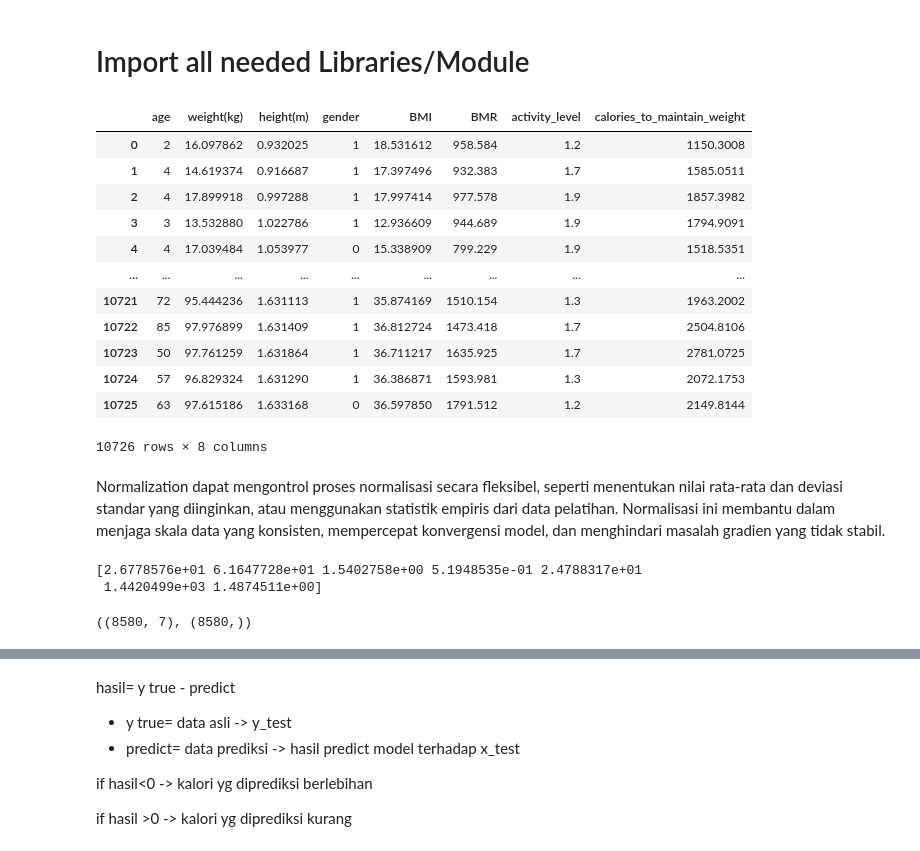
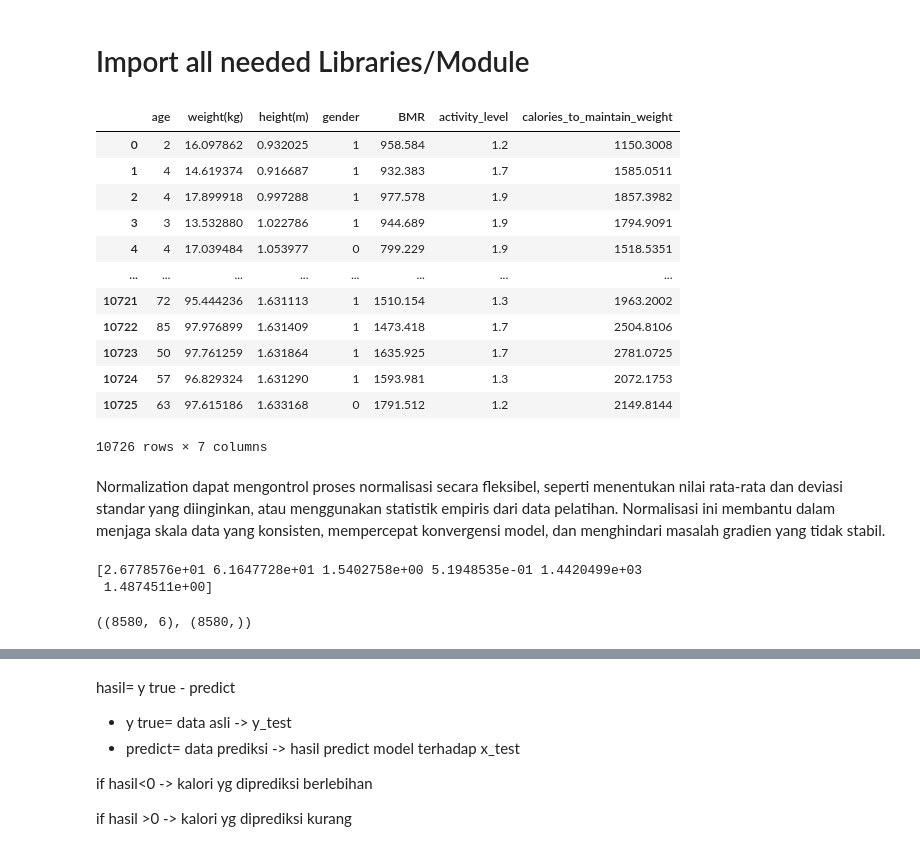
Before and after one commit to Wazven/Machine_Learning, a Jupyter notebook: Model/Notebook.ipynb, the cells around one changed output, grey strips where cells are left out. Saved outputs shown, nothing was run; the diff lists cells and outputs as text; code cells hidden in the pictures.

```diff
--- a/Model/Notebook.ipynb
+++ b/Model/Notebook.ipynb
@@ -7,22 +7,22 @@ import tensorflow as tf
 from tensorflow.keras import layers
 import numpy as np
 # %%
-data = pd.read_csv('../Data/after_preprocessing.csv')
+data = pd.read_csv('../Data/drop_BMI.csv')
 data
 # %% [output]
-|  | age | weight(kg) | height(m) | gender | BMI | BMR | activity_level | calories_to_maintain_weight |
-| 0 | 2 | 16.097862 | 0.932025 | 1 | 18.531612 | 958.584 | 1.2 | 1150.3008 |
-| 1 | 4 | 14.619374 | 0.916687 | 1 | 17.397496 | 932.383 | 1.7 | 1585.0511 |
-| 2 | 4 | 17.899918 | 0.997288 | 1 | 17.997414 | 977.578 | 1.9 | 1857.3982 |
-| 3 | 3 | 13.532880 | 1.022786 | 1 | 12.936609 | 944.689 | 1.9 | 1794.9091 |
-| 4 | 4 | 17.039484 | 1.053977 | 0 | 15.338909 | 799.229 | 1.9 | 1518.5351 |
-| ... | ... | ... | ... | ... | ... | ... | ... | ... |
-| 10721 | 72 | 95.444236 | 1.631113 | 1 | 35.874169 | 1510.154 | 1.3 | 1963.2002 |
-| 10722 | 85 | 97.976899 | 1.631409 | 1 | 36.812724 | 1473.418 | 1.7 | 2504.8106 |
-| 10723 | 50 | 97.761259 | 1.631864 | 1 | 36.711217 | 1635.925 | 1.7 | 2781.0725 |
-| 10724 | 57 | 96.829324 | 1.631290 | 1 | 36.386871 | 1593.981 | 1.3 | 2072.1753 |
-| 10725 | 63 | 97.615186 | 1.633168 | 0 | 36.597850 | 1791.512 | 1.2 | 2149.8144 |
+|  | age | weight(kg) | height(m) | gender | BMR | activity_level | calories_to_maintain_weight |
+| 0 | 2 | 16.097862 | 0.932025 | 1 | 958.584 | 1.2 | 1150.3008 |
+| 1 | 4 | 14.619374 | 0.916687 | 1 | 932.383 | 1.7 | 1585.0511 |
+| 2 | 4 | 17.899918 | 0.997288 | 1 | 977.578 | 1.9 | 1857.3982 |
+| 3 | 3 | 13.532880 | 1.022786 | 1 | 944.689 | 1.9 | 1794.9091 |
+| 4 | 4 | 17.039484 | 1.053977 | 0 | 799.229 | 1.9 | 1518.5351 |
+| ... | ... | ... | ... | ... | ... | ... | ... |
+| 10721 | 72 | 95.444236 | 1.631113 | 1 | 1510.154 | 1.3 | 1963.2002 |
+| 10722 | 85 | 97.976899 | 1.631409 | 1 | 1473.418 | 1.7 | 2504.8106 |
+| 10723 | 50 | 97.761259 | 1.631864 | 1 | 1635.925 | 1.7 | 2781.0725 |
+| 10724 | 57 | 96.829324 | 1.631290 | 1 | 1593.981 | 1.3 | 2072.1753 |
+| 10725 | 63 | 97.615186 | 1.633168 | 0 | 1791.512 | 1.2 | 2149.8144 |
-10726 rows × 8 columns
+10726 rows × 7 columns
 # %%
 x=data.drop('calories_to_maintain_weight',axis=1)
 y=data['calories_to_maintain_weight']
@@ -33,13 +33,13 @@ normalizer = tf.keras.layers.experimental.preprocessing.Normalization(input_shap
 normalizer.adapt(np.array(x))
 print(normalizer.mean.numpy())
 # %% [output]
-[2.6778576e+01 6.1647728e+01 1.5402758e+00 5.1948535e-01 2.4788317e+01
- 1.4420499e+03 1.4874511e+00]
+[2.6778576e+01 6.1647728e+01 1.5402758e+00 5.1948535e-01 1.4420499e+03
+ 1.4874511e+00]
 # %%
 from sklearn.model_selection import train_test_split
 
 x_train, x_test, y_train, y_test = train_test_split(x, y, test_size=0.2, random_state=42)
 x_train.shape,y_train.shape
 # %% [output]
-((8580, 7), (8580,))
+((8580, 6), (8580,))
 # %%
```
Also changed, not shown: parts of 9 cells of this notebook, 12 other files.
